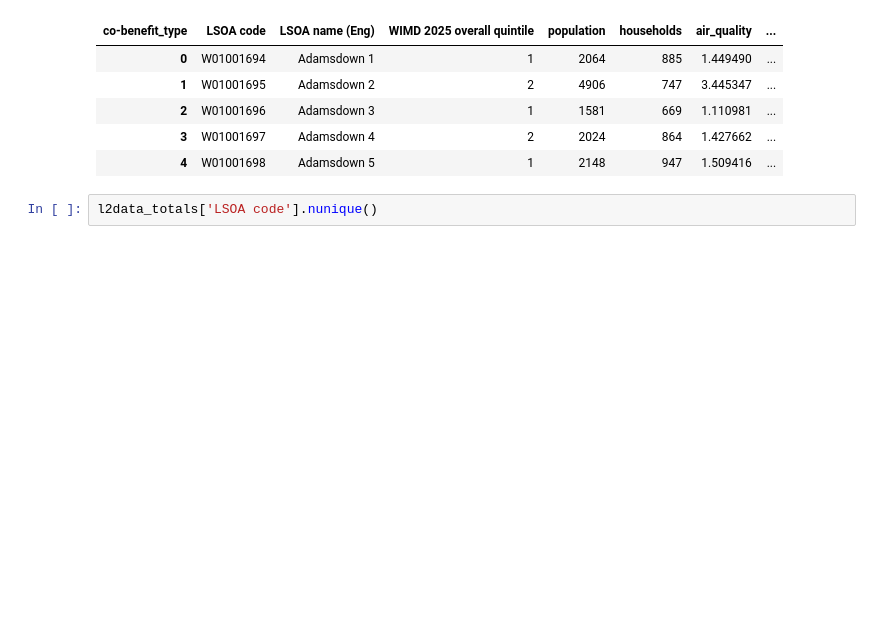
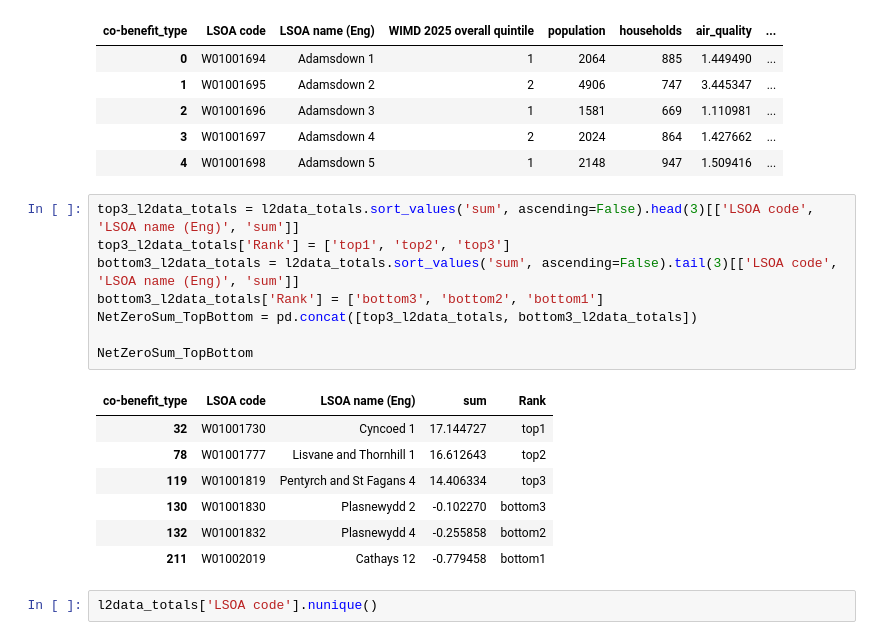
Before and after one commit to AuraFrizzati/VizElves2025, a Jupyter notebook: python_code/Explore_Level2_data.ipynb, the cells around one changed output. Drawn from its saved outputs; the diff is of its cells as text; blank space fills up the shorter version.

```diff
--- a/python_code/Explore_Level2_data.ipynb
+++ b/python_code/Explore_Level2_data.ipynb
@@ -183,6 +183,22 @@ l2data_totals.head()
 | 2 | W01001696 | Adamsdown 3 | 1 | 1581 | 669 | 1.110981 | ... |
 | 3 | W01001697 | Adamsdown 4 | 2 | 2024 | 864 | 1.427662 | ... |
 | 4 | W01001698 | Adamsdown 5 | 1 | 2148 | 947 | 1.509416 | ... |
+# %%
+top3_l2data_totals = l2data_totals.sort_values('sum', ascending=False).head(3)[['LSOA code', 'LSOA name (Eng)', 'sum']]
+top3_l2data_totals['Rank'] = ['top1', 'top2', 'top3']
+bottom3_l2data_totals = l2data_totals.sort_values('sum', ascending=False).tail(3)[['LSOA code', 'LSOA name (Eng)', 'sum']]
+bottom3_l2data_totals['Rank'] = ['bottom3', 'bottom2', 'bottom1']
+NetZeroSum_TopBottom = pd.concat([top3_l2data_totals, bottom3_l2data_totals])
+
+NetZeroSum_TopBottom
+# %% [output]
+| co-benefit_type | LSOA code | LSOA name (Eng) | sum | Rank |
+| 32 | W01001730 | Cyncoed 1 | 17.144727 | top1 |
+| 78 | W01001777 | Lisvane and Thornhill 1 | 16.612643 | top2 |
+| 119 | W01001819 | Pentyrch and St Fagans 4 | 14.406334 | top3 |
+| 130 | W01001830 | Plasnewydd 2 | -0.102270 | bottom3 |
+| 132 | W01001832 | Plasnewydd 4 | -0.255858 | bottom2 |
+| 211 | W01002019 | Cathays 12 | -0.779458 | bottom1 |
 # %%
 l2data_totals['LSOA code'].nunique()
 # %% [output]
```
Also changed, not shown: 2 other files.
